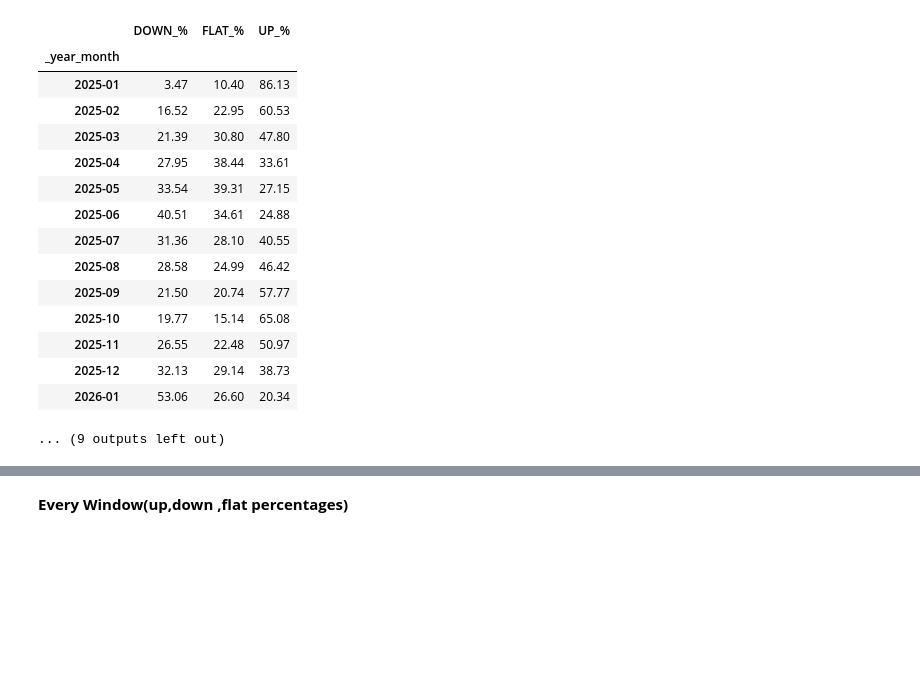
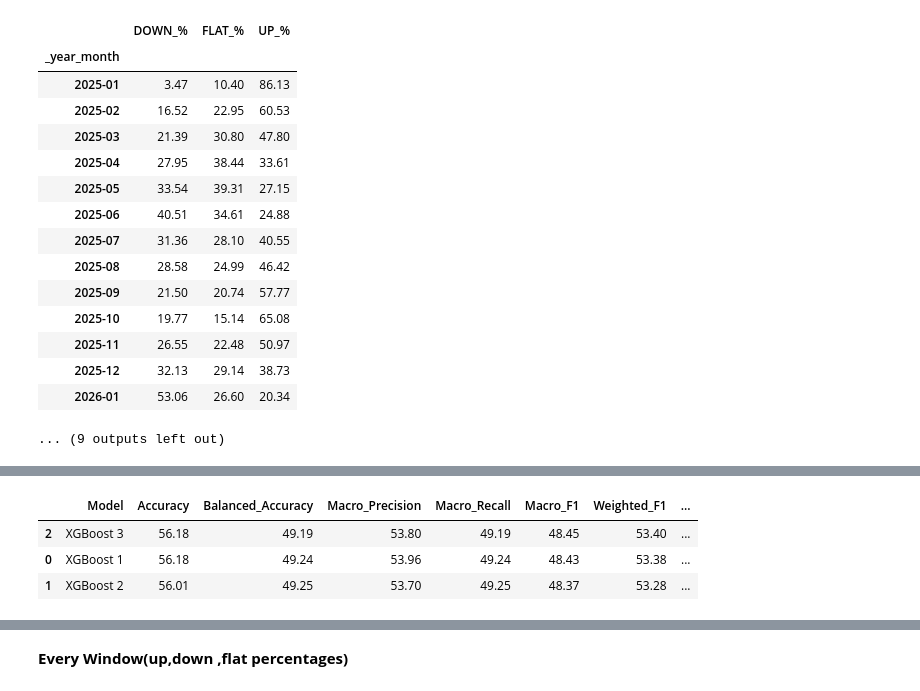
Before and after one commit to MuhammadOkasha004/flyrank-ml-internship-work, a Jupyter notebook: work/notebooks/w05_model.ipynb, the cells around one changed output, grey strips where cells are left out. Cells and saved outputs as stored; diff of their text form; code cells hidden in the pictures; blank space fills up the shorter version.

```diff
--- a/work/notebooks/w05_model.ipynb
+++ b/work/notebooks/w05_model.ipynb
@@ -9816,0 +8159,85 @@ Severe Error Rate     : 32.10%
+# %%
+# =============================================================================
+# STEP 5 — XGBOOST TUNING
+# =============================================================================
+
+from xgboost import XGBClassifier
+
+print("=" * 90)
+print("STEP 5 — XGBOOST TUNING")
+print("=" * 90)
+
+xgb_configs = [
+    {
+        "n_estimators": 250,
+        "learning_rate": 0.05,
+        "max_depth": 5,
+        "min_child_weight": 3
+    },
+    {
+        "n_estimators": 300,
+        "learning_rate": 0.04,
+        "max_depth": 6,
+        "min_child_weight": 5
+    },
+    {
+        "n_estimators": 300,
+        "learning_rate": 0.03,
+        "max_depth": 7,
+        "min_child_weight": 5
+    }
+]
+
+xgb_results = []
+xgb_models = {}
+
+for i, params in enumerate(xgb_configs, start=1):
+
+    print(f"\nTraining XGBoost configuration {i}/{len(xgb_configs)}...")
+
+    model = XGBClassifier(
+        **params,
+        objective="multi:softprob",
+        num_class=3,
+        eval_metric="mlogloss",
+        subsample=0.85,
+        colsample_bytree=0.85,
+        random_state=42,
+        n_jobs=-1,
+        tree_method="hist"
+    )
+
+    model.fit(
+        X_tune_train,
+        y_tune_train
+    )
+
+    result = evaluate_tuning_model(
+        f"XGBoost {i}",
+        model,
+        X_valid,
+        y_valid
+    )
+
+    xgb_results.append(result)
+    xgb_models[i] = model
+
+xgb_results_df = pd.DataFrame(xgb_results)
+
+print("\nXGBOOST TUNING RESULTS:")
+display(
+    xgb_results_df
+    .sort_values("Macro_F1", ascending=False)
+    .round(2)
+)
+
+best_xgb_id = (
+    xgb_results_df
+    .sort_values("Macro_F1", ascending=False)
+    .iloc[0]["Model"]
+)
+
+best_xgb_id = int(best_xgb_id.split()[-1])
+
+print(f"\n✓ Best XGBoost configuration: {best_xgb_id}")
+# %% [output]
@@ -9816,0 +8255,4 @@ Severe Error Rate     : 32.10%
+|  | Model | Accuracy | Balanced_Accuracy | Macro_Precision | Macro_Recall | Macro_F1 | Weighted_F1 | ... |
+| 2 | XGBoost 3 | 56.18 | 49.19 | 53.80 | 49.19 | 48.45 | 53.40 | ... |
+| 0 | XGBoost 1 | 56.18 | 49.24 | 53.96 | 49.24 | 48.43 | 53.38 | ... |
+| 1 | XGBoost 2 | 56.01 | 49.25 | 53.70 | 49.25 | 48.37 | 53.28 | ... |
```
Also changed, not shown: parts of 82 cells of this notebook.
